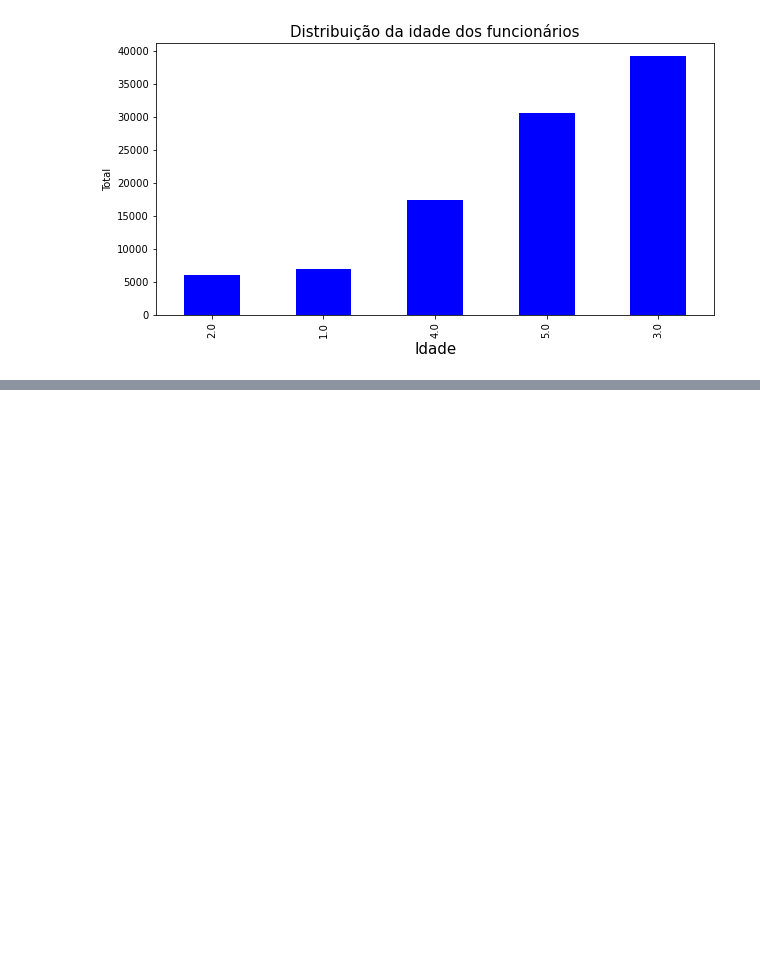
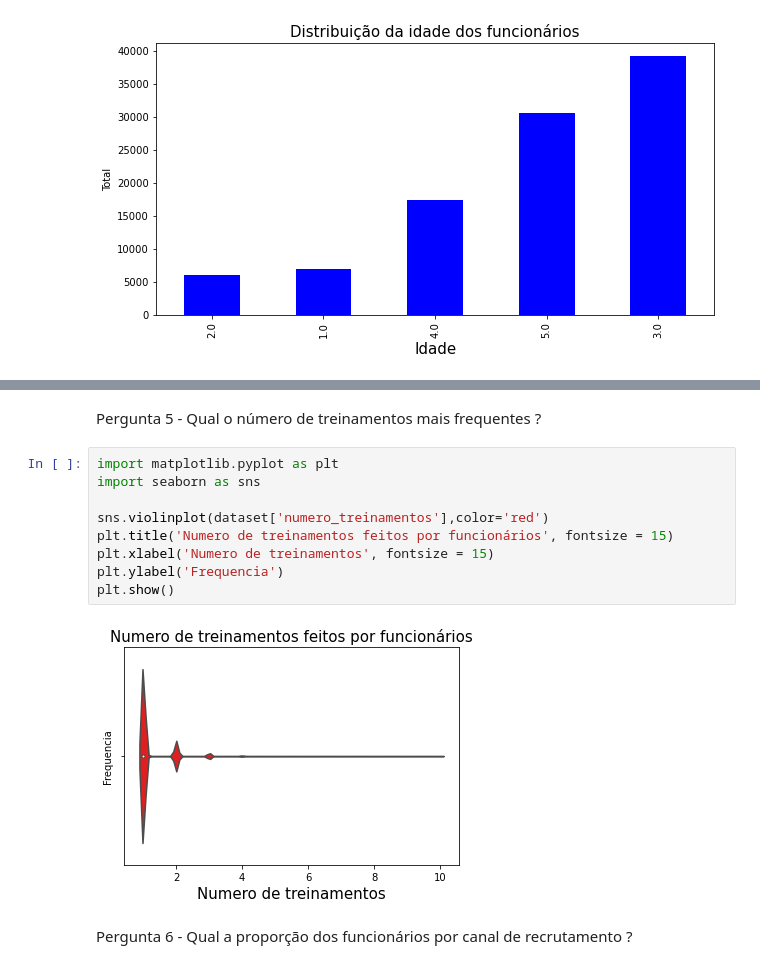
Before and after one commit to raphalopess/DataScienceAcademy-version02, a Jupyter notebook: MiniProjeto03.ipynb, the cells around one changed output, grey strips where cells are left out. Cells and saved outputs as stored; diff of their text form; blank space fills up the shorter version.

```diff
--- a/MiniProjeto03.ipynb
+++ b/MiniProjeto03.ipynb
@@ -228,0 +242,15 @@ plt.show()
+# %% [markdown]
+Pergunta 5 - Qual o número de treinamentos mais frequentes ?
+# %%
+import matplotlib.pyplot as plt
+import seaborn as sns
+
+sns.violinplot(dataset['numero_treinamentos'],color='red')
+plt.title('Numero de treinamentos feitos por funcionários', fontsize = 15)
+plt.xlabel('Numero de treinamentos', fontsize = 15)
+plt.ylabel('Frequencia')
+plt.show()
+# %% [output]
+[figure, added]
+# %% [markdown]
+Pergunta 6 - Qual a proporção dos funcionários por canal de recrutamento ?
```
Also changed, not shown: parts of 6 cells of this notebook.
